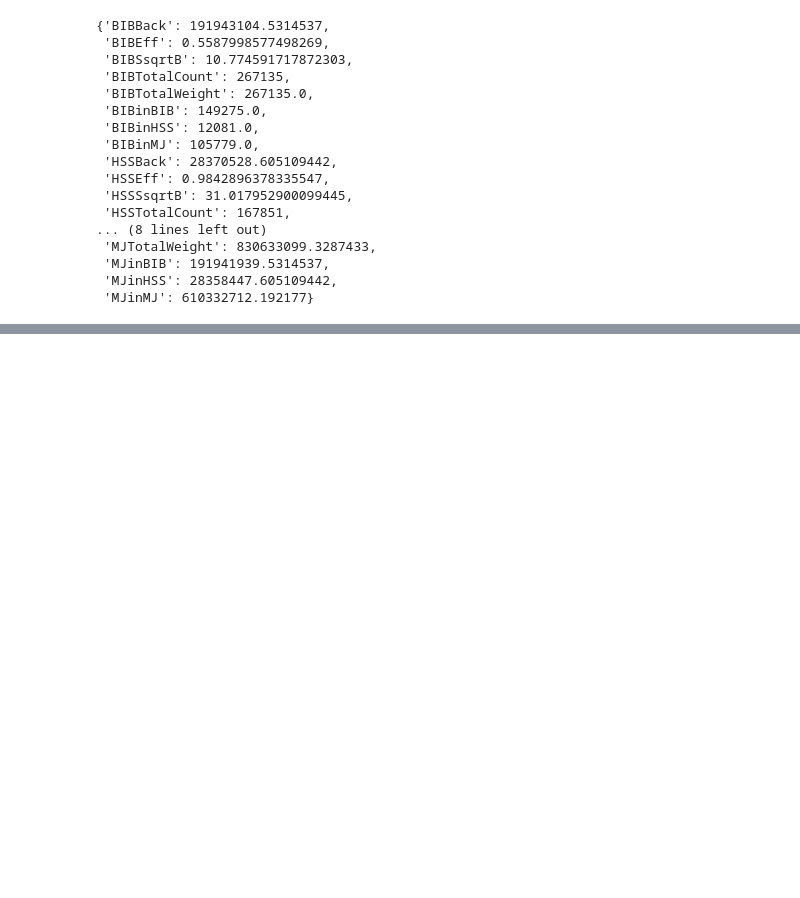
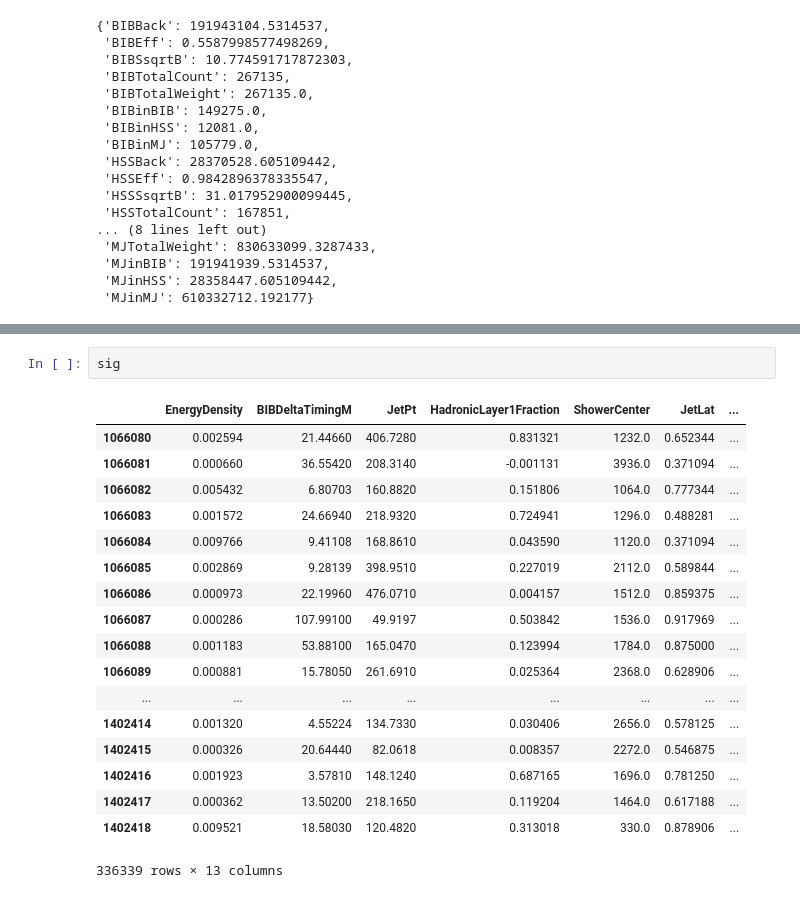
Before and after one commit to gordonwatts/JetCutStudies, a Jupyter notebook: notebooks/Exploring Gradient Boost.ipynb, the cells around one changed output, grey strips where cells are left out. Saved outputs shown, nothing was run; the diff lists cells and outputs as text; blank space fills up the shorter version.

```diff
--- a/notebooks/Exploring Gradient Boost.ipynb
+++ b/notebooks/Exploring Gradient Boost.ipynb
@@ -124,0 +241,21 @@ bdtGeneral.to_tmva("training_106_test.xml")
+# %%
+sig
+# %% [output]
+|  | EnergyDensity | BIBDeltaTimingM | JetPt | HadronicLayer1Fraction | ShowerCenter | JetLat | ... |
+| 1066080 | 0.002594 | 21.44660 | 406.7280 | 0.831321 | 1232.0 | 0.652344 | ... |
+| 1066081 | 0.000660 | 36.55420 | 208.3140 | -0.001131 | 3936.0 | 0.371094 | ... |
+| 1066082 | 0.005432 | 6.80703 | 160.8820 | 0.151806 | 1064.0 | 0.777344 | ... |
+| 1066083 | 0.001572 | 24.66940 | 218.9320 | 0.724941 | 1296.0 | 0.488281 | ... |
+| 1066084 | 0.009766 | 9.41108 | 168.8610 | 0.043590 | 1120.0 | 0.371094 | ... |
+| 1066085 | 0.002869 | 9.28139 | 398.9510 | 0.227019 | 2112.0 | 0.589844 | ... |
+| 1066086 | 0.000973 | 22.19960 | 476.0710 | 0.004157 | 1512.0 | 0.859375 | ... |
+| 1066087 | 0.000286 | 107.99100 | 49.9197 | 0.503842 | 1536.0 | 0.917969 | ... |
+| 1066088 | 0.001183 | 53.88100 | 165.0470 | 0.123994 | 1784.0 | 0.875000 | ... |
+| 1066089 | 0.000881 | 15.78050 | 261.6910 | 0.025364 | 2368.0 | 0.628906 | ... |
+| ... | ... | ... | ... | ... | ... | ... | ... |
+| 1402414 | 0.001320 | 4.55224 | 134.7330 | 0.030406 | 2656.0 | 0.578125 | ... |
+| 1402415 | 0.000326 | 20.64440 | 82.0618 | 0.008357 | 2272.0 | 0.546875 | ... |
+| 1402416 | 0.001923 | 3.57810 | 148.1240 | 0.687165 | 1696.0 | 0.781250 | ... |
+| 1402417 | 0.000362 | 13.50200 | 218.1650 | 0.119204 | 1464.0 | 0.617188 | ... |
+| 1402418 | 0.009521 | 18.58030 | 120.4820 | 0.313018 | 330.0 | 0.878906 | ... |
+336339 rows × 13 columns
```
Also changed, not shown: parts of 17 cells of this notebook, 3 other files.
